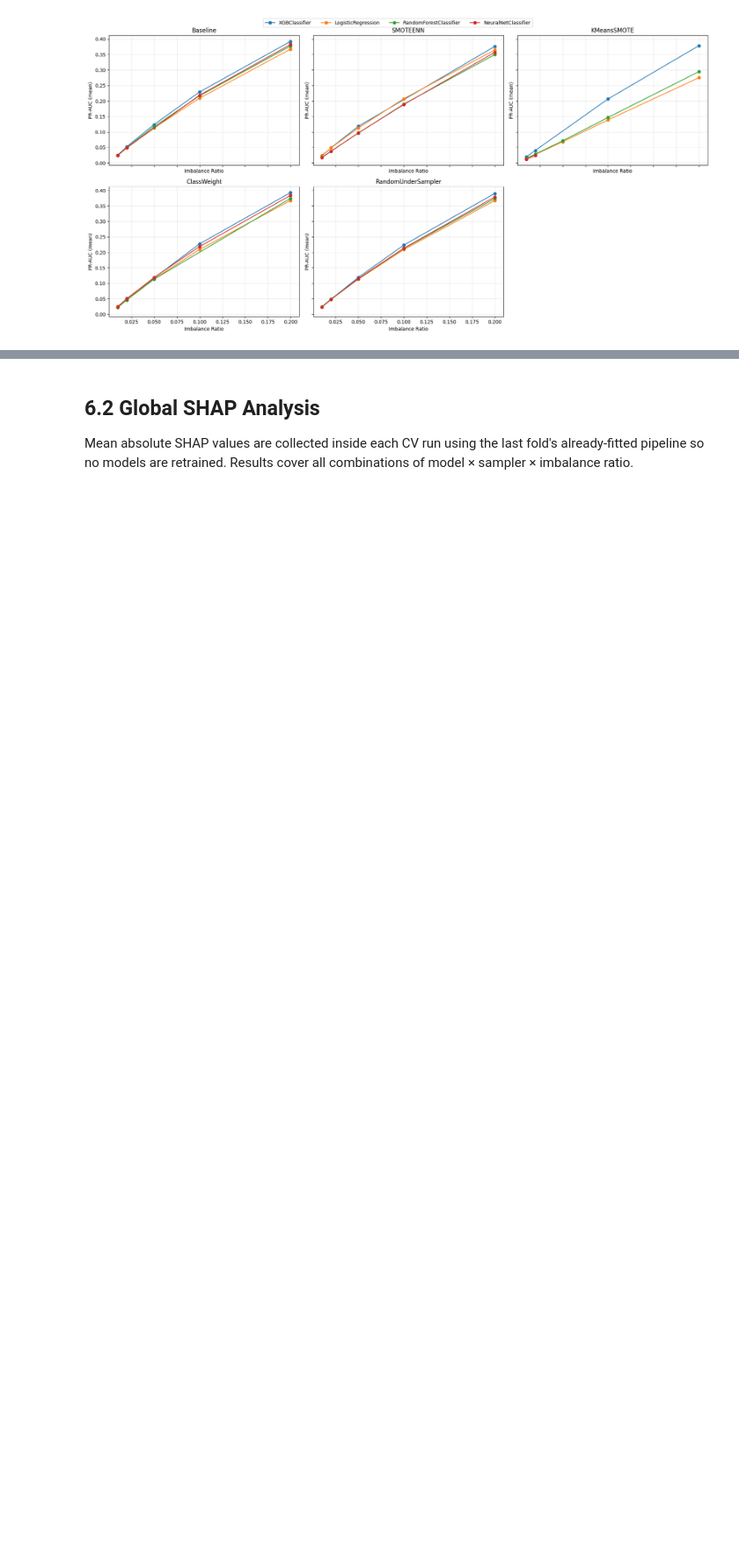
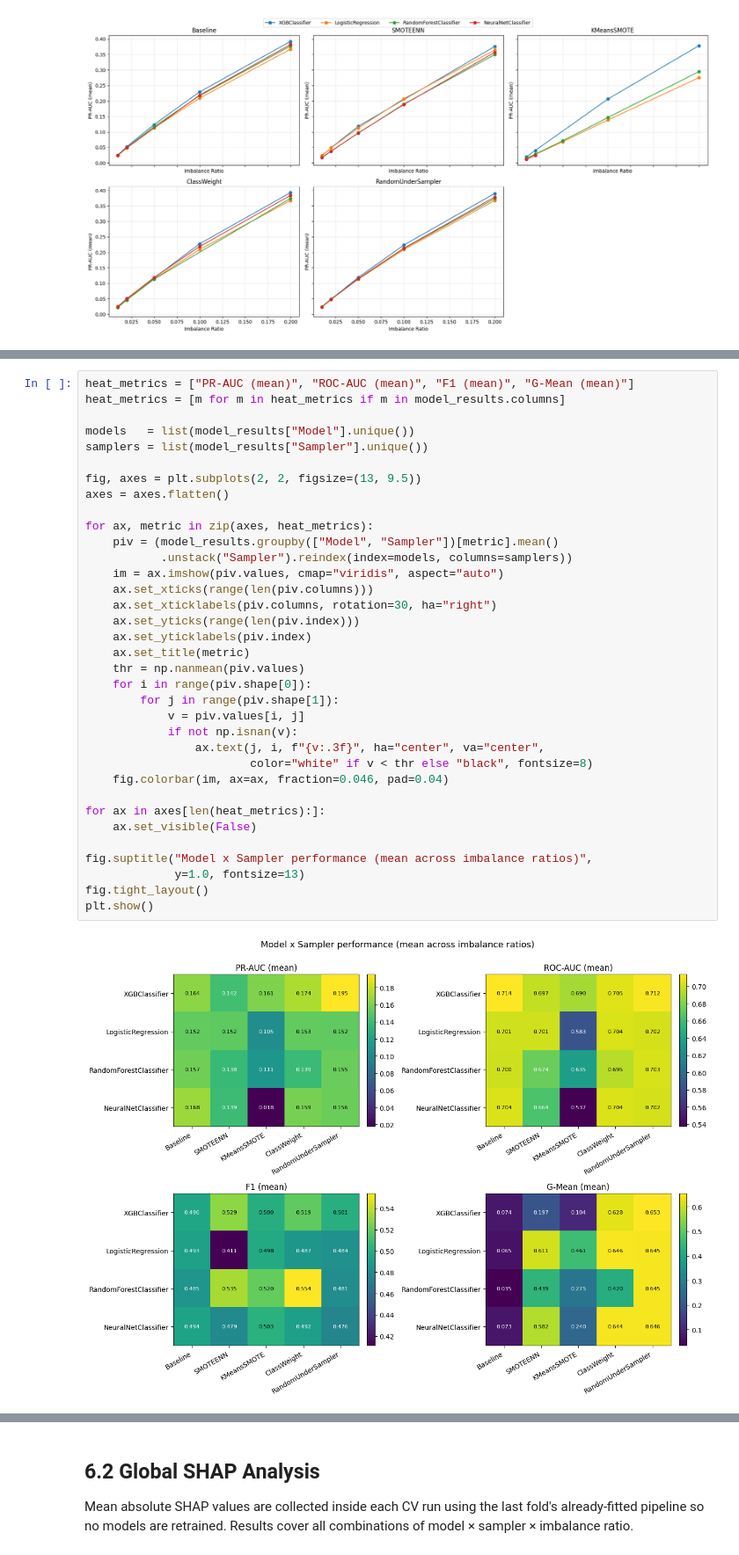
Before and after one commit to TimAngevare/Adversarial-Attacks-on-Class-Imbalanced-Lending-Default-Models, a Jupyter notebook: Notebook_Final_V1.ipynb, the cells around one changed output, grey strips where cells are left out. Shown at 88% size. Saved outputs shown, nothing was run; the diff lists cells and outputs as text; blank space fills up the shorter version.

```diff
--- a/Notebook_Final_V1.ipynb
+++ b/Notebook_Final_V1.ipynb
@@ -1973,0 +1914,37 @@ plt.show()
+# %%
+heat_metrics = ["PR-AUC (mean)", "ROC-AUC (mean)", "F1 (mean)", "G-Mean (mean)"]
+heat_metrics = [m for m in heat_metrics if m in model_results.columns]
+
+models   = list(model_results["Model"].unique())
+samplers = list(model_results["Sampler"].unique())
+
+fig, axes = plt.subplots(2, 2, figsize=(13, 9.5))
+axes = axes.flatten()
+
+for ax, metric in zip(axes, heat_metrics):
+    piv = (model_results.groupby(["Model", "Sampler"])[metric].mean()
+           .unstack("Sampler").reindex(index=models, columns=samplers))
+    im = ax.imshow(piv.values, cmap="viridis", aspect="auto")
+    ax.set_xticks(range(len(piv.columns)))
+    ax.set_xticklabels(piv.columns, rotation=30, ha="right")
+    ax.set_yticks(range(len(piv.index)))
+    ax.set_yticklabels(piv.index)
+    ax.set_title(metric)
+    thr = np.nanmean(piv.values)
+    for i in range(piv.shape[0]):
+        for j in range(piv.shape[1]):
+            v = piv.values[i, j]
+            if not np.isnan(v):
+                ax.text(j, i, f"{v:.3f}", ha="center", va="center",
+                        color="white" if v < thr else "black", fontsize=8)
+    fig.colorbar(im, ax=ax, fraction=0.046, pad=0.04)
+
+for ax in axes[len(heat_metrics):]:
+    ax.set_visible(False)
+
+fig.suptitle("Model x Sampler performance (mean across imbalance ratios)",
+             y=1.0, fontsize=13)
+fig.tight_layout()
+plt.show()
+# %% [output]
+[figure, added]
```
Also changed, not shown: parts of 36 cells of this notebook, 19 other files.
